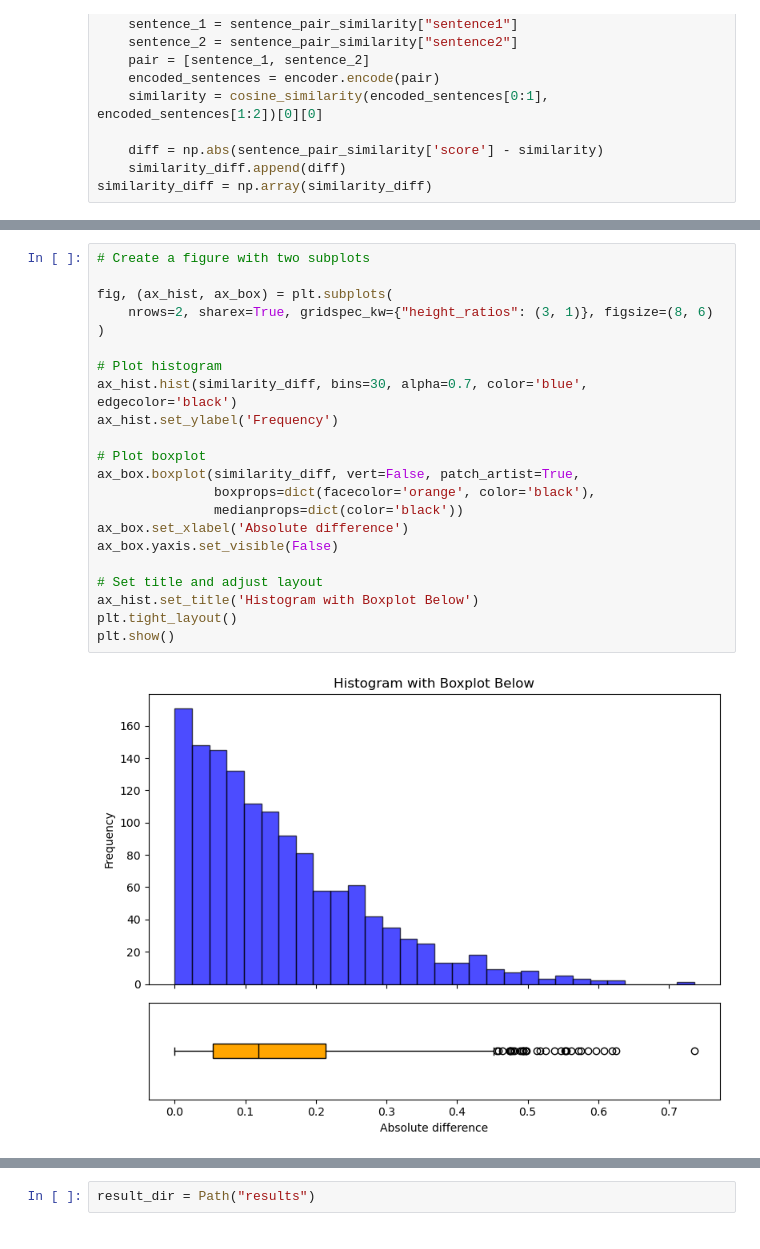
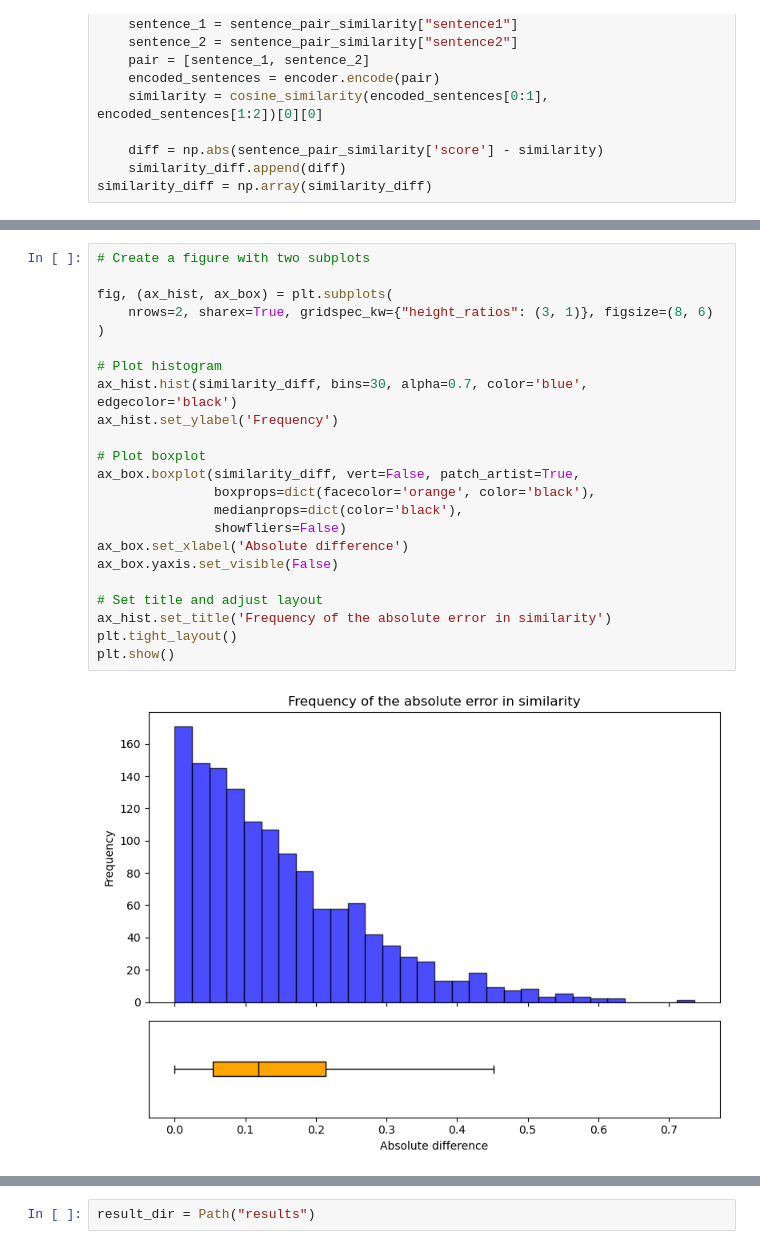
Before and after one commit to Rickvanderveen/FACT-AI, a Jupyter notebook: CC-SHAP/LOO_analysis.ipynb, the cells around one changed output, grey strips where cells are left out. Cells and saved outputs as stored; diff of their text form.

```diff
--- a/CC-SHAP/LOO_analysis.ipynb
+++ b/CC-SHAP/LOO_analysis.ipynb
@@ -91,24 +89,25 @@ Similarity diff max: 0.7355060532689095
 # %%
 # Create a figure with two subplots
 
 fig, (ax_hist, ax_box) = plt.subplots(
     nrows=2, sharex=True, gridspec_kw={"height_ratios": (3, 1)}, figsize=(8, 6)
 )
 
 # Plot histogram
 ax_hist.hist(similarity_diff, bins=30, alpha=0.7, color='blue', edgecolor='black')
 ax_hist.set_ylabel('Frequency')
 
 # Plot boxplot
 ax_box.boxplot(similarity_diff, vert=False, patch_artist=True,
                boxprops=dict(facecolor='orange', color='black'),
-               medianprops=dict(color='black'))
+               medianprops=dict(color='black'),
+               showfliers=False)
 ax_box.set_xlabel('Absolute difference')
 ax_box.yaxis.set_visible(False)
 
 # Set title and adjust layout
-ax_hist.set_title('Histogram with Boxplot Below')
+ax_hist.set_title('Frequency of the absolute error in similarity')
 plt.tight_layout()
 plt.show()
 # %% [output]
-[figure, old version]
+[figure, new version]
```
Also changed, not shown: parts of 13 cells of this notebook, 27 other files.
